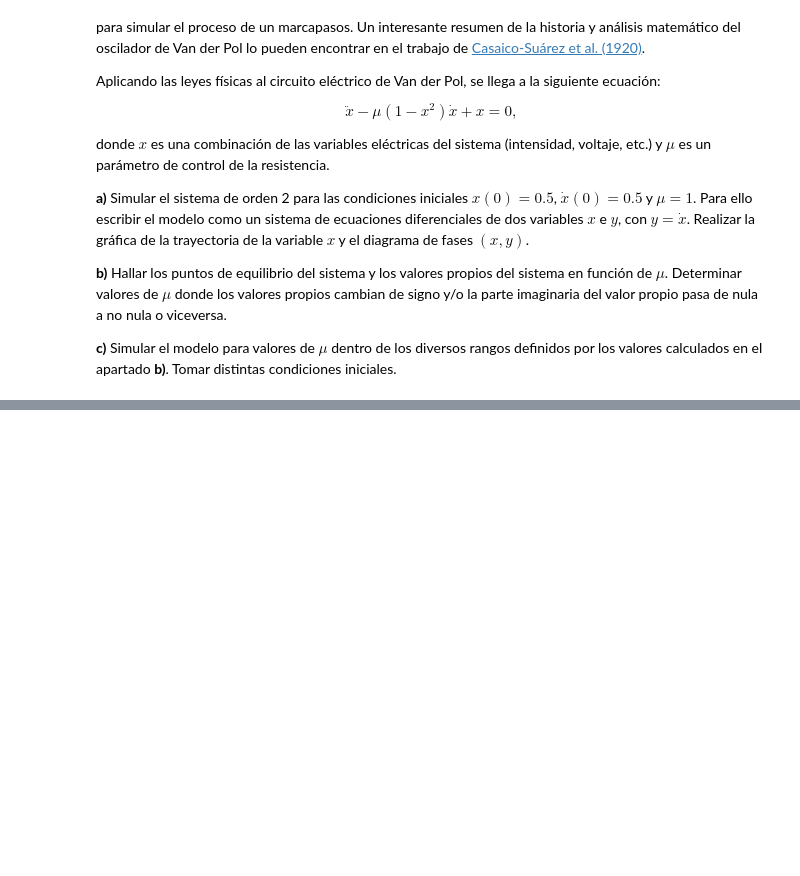
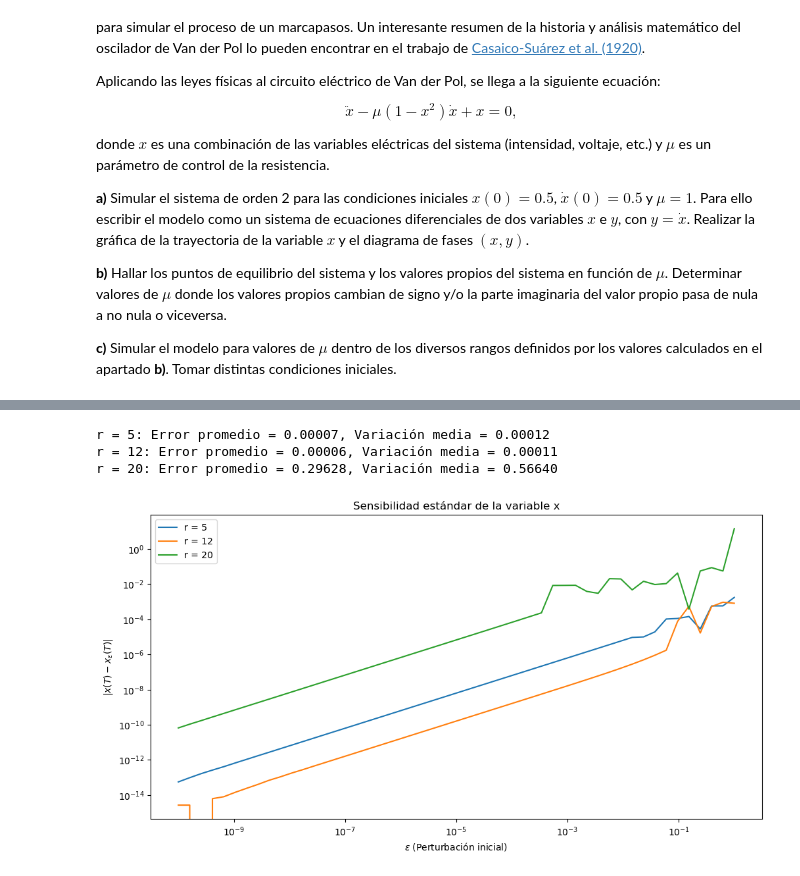
Before and after one commit to SimSocLab/Modelos_deterministas, a Jupyter notebook: Ejercicios_det2_prop.ipynb, the cells around one changed output, grey strips where cells are left out. Drawn from its saved outputs; the diff is of its cells as text; code cells hidden in the pictures; blank space fills up the shorter version.

```diff
--- a/Ejercicios_det2_prop.ipynb
+++ b/Ejercicios_det2_prop.ipynb
@@ -381,0 +466,49 @@ El modelo representa de forma muy simplificada el sistema del clima. Por tanto,
+# %%
+r_values = [5, 12, 20]  # Valores de r
+
+epsilons = np.logspace(-10, 0, 50) # Valores de epsilon
+
+# Condiciones iniciales
+x0, y0, z0 = 10, 5, 5
+initial_conditions = [x0, y0, z0]
+# %%
+plt.figure(figsize=(12, 6))
+
+for r in r_values:
+    sol_original = solve_ivp(lorenz, (t0, tf), initial_conditions, args=(sigma, r, b), t_eval=t)
+    x_original = sol_original.y[0]
+
+    differences = []
+
+    for epsilon in epsilons:
+
+        initial_conditions_perturbed = [x0 +epsilon , y0 , z0]
+
+        sol_perturbed = solve_ivp(lorenz, (t0, tf), initial_conditions_perturbed, args=(sigma, r, b), t_eval=t)
+        x_perturbed = sol_perturbed.y[0]
+
+        diff = np.abs(x_original[-1] - x_perturbed[-1])
+        differences.append(diff)
+
+
+    plt.loglog(epsilons, differences,  label=f'r = {r}')
+
+
+    error_promedio = np.mean(differences)
+    variacion_media = np.mean(np.abs(differences - error_promedio))
+
+
+    print(f'r = {r}: Error promedio = {error_promedio:.5f}, Variación media = {variacion_media:.5f}')
+
+plt.title('Sensibilidad estándar de la variable x')
+plt.xlabel('$\epsilon$ (Perturbación inicial)')
+
+
+plt.ylabel('$|x(T) - x_\\epsilon(T)|$')
+plt.legend()
+plt.show()
+# %% [output]
+r = 5: Error promedio = 0.00007, Variación media = 0.00012
+r = 12: Error promedio = 0.00006, Variación media = 0.00011
+r = 20: Error promedio = 0.29628, Variación media = 0.56640
+[figure, added]
```
Also changed, not shown: parts of 28 cells of this notebook.
